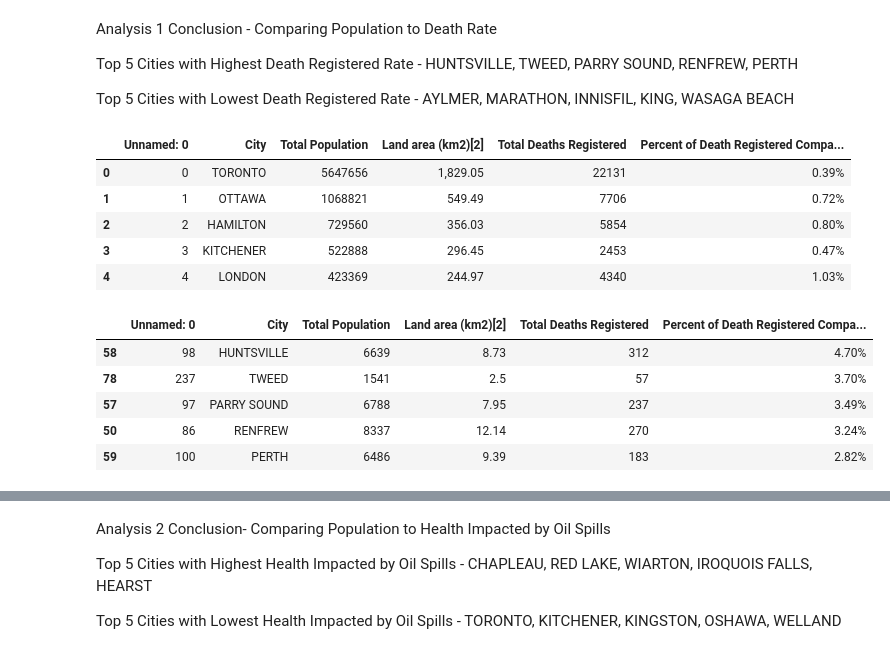
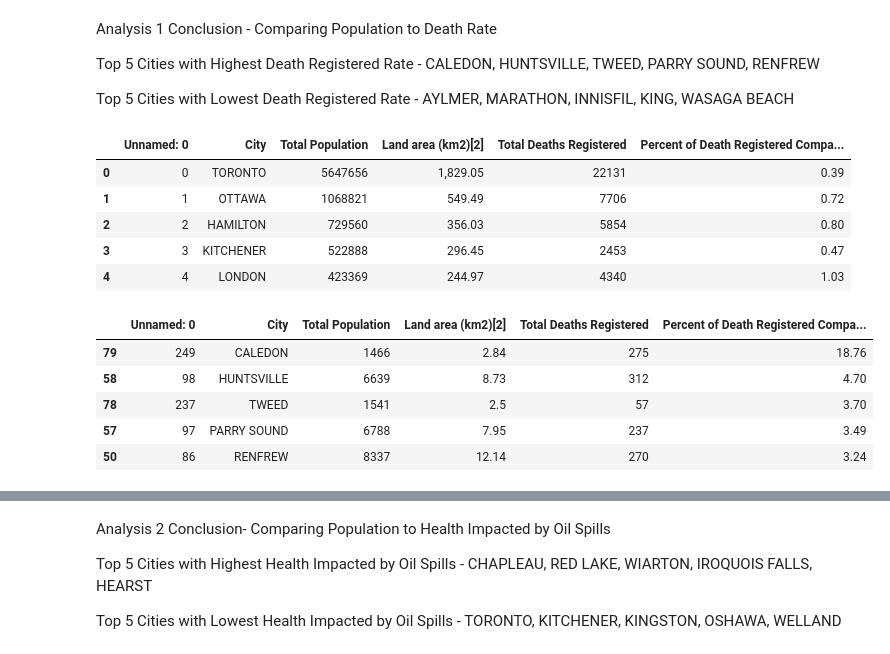
Before and after one commit to AyokOluwole/project-1, a Jupyter notebook: Project/Analysis.ipynb, the cells around one changed output, grey strips where cells are left out. Cells and saved outputs as stored; diff of their text form; code cells hidden in the pictures.

```diff
--- a/Project/Analysis.ipynb
+++ b/Project/Analysis.ipynb
@@ -61,7 +63,7 @@ air_emission_df            = pd.read_csv(air_emission_file)
 # %% [markdown]
 Analysis 1 Conclusion - Comparing Population to Death Rate
 
-Top 5 Cities with Highest Death Registered Rate - HUNTSVILLE, TWEED, PARRY SOUND, RENFREW, PERTH
+Top 5 Cities with Highest Death Registered Rate - CALEDON, HUNTSVILLE, TWEED, PARRY SOUND, RENFREW
 
 Top 5 Cities with Lowest Death Registered Rate - AYLMER, MARATHON, INNISFIL, KING, WASAGA BEACH
 # %%
@@ -69,29 +71,31 @@ Top 5 Cities with Lowest Death Registered Rate - AYLMER, MARATHON, INNISFIL, KIN
 
 death_analysis = pd.merge(population_df, registered_death_df, on='City')
 
-death_percent = ((death_analysis['Total Deaths Registered']) / (death_analysis['Total Population']))
+death_percent = ((death_analysis['Total Deaths Registered']) / (death_analysis['Total Population'])) * 100
 
-death_analysis['Percent of Death Registered Compared to Population'] = death_percent.astype(float).map("{:.2%}".format)
+death_analysis['Percent of Death Registered Compared to Population'] = round(death_percent, 2)
 
 
 death_analysis.head()
 # %% [output]
 |  | Unnamed: 0 | City | Total Population | Land area (km2)[2] | Total Deaths Registered | Percent of Death Registered Compa... |
-| 0 | 0 | TORONTO | 5647656 | 1,829.05 | 22131 | 0.39% |
-| 1 | 1 | OTTAWA | 1068821 | 549.49 | 7706 | 0.72% |
-| 2 | 2 | HAMILTON | 729560 | 356.03 | 5854 | 0.80% |
-| 3 | 3 | KITCHENER | 522888 | 296.45 | 2453 | 0.47% |
-| 4 | 4 | LONDON | 423369 | 244.97 | 4340 | 1.03% |
+| 0 | 0 | TORONTO | 5647656 | 1,829.05 | 22131 | 0.39 |
+| 1 | 1 | OTTAWA | 1068821 | 549.49 | 7706 | 0.72 |
+| 2 | 2 | HAMILTON | 729560 | 356.03 | 5854 | 0.80 |
+| 3 | 3 | KITCHENER | 522888 | 296.45 | 2453 | 0.47 |
+| 4 | 4 | LONDON | 423369 | 244.97 | 4340 | 1.03 |
 # %%
 #Sort by Highest Percentage
 
-death_analysis.sort_values(by=["Percent of Death Registered Compared to Population"], ascending=False, inplace=True)
+highest_death = death_analysis.sort_values(by=["Percent of Death Registered Compared to Population"], ascending=False, inplace=True)
 
-death_analysis.head()
+highest_death = death_analysis.head(5)
+
+highest_death
 # %% [output]
 |  | Unnamed: 0 | City | Total Population | Land area (km2)[2] | Total Deaths Registered | Percent of Death Registered Compa... |
-| 58 | 98 | HUNTSVILLE | 6639 | 8.73 | 312 | 4.70% |
-| 78 | 237 | TWEED | 1541 | 2.5 | 57 | 3.70% |
-| 57 | 97 | PARRY SOUND | 6788 | 7.95 | 237 | 3.49% |
-| 50 | 86 | RENFREW | 8337 | 12.14 | 270 | 3.24% |
-| 59 | 100 | PERTH | 6486 | 9.39 | 183 | 2.82% |
+| 79 | 249 | CALEDON | 1466 | 2.84 | 275 | 18.76 |
+| 58 | 98 | HUNTSVILLE | 6639 | 8.73 | 312 | 4.70 |
+| 78 | 237 | TWEED | 1541 | 2.5 | 57 | 3.70 |
+| 57 | 97 | PARRY SOUND | 6788 | 7.95 | 237 | 3.49 |
+| 50 | 86 | RENFREW | 8337 | 12.14 | 270 | 3.24 |
```
Also changed, not shown: parts of 23 cells of this notebook.
